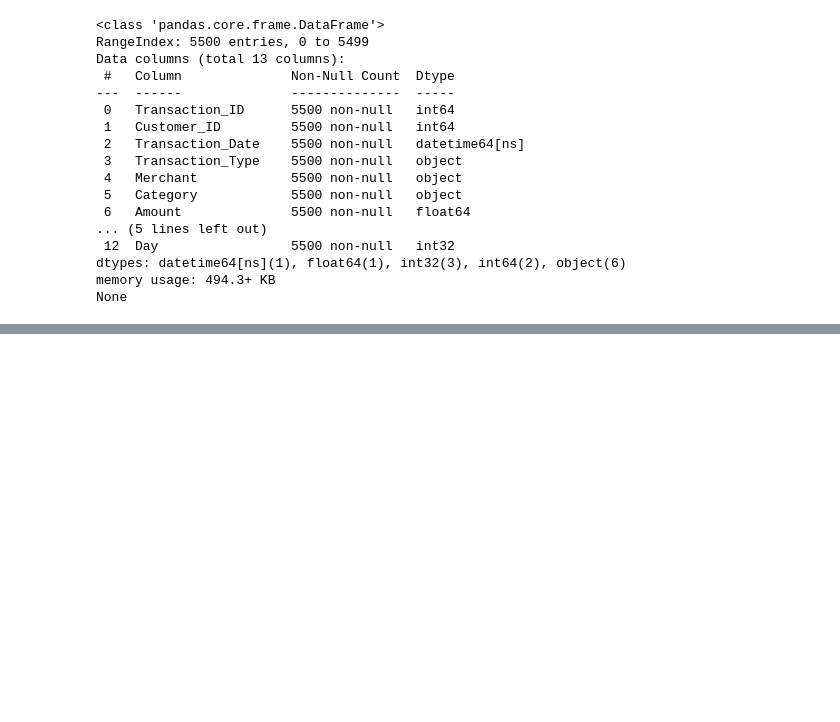
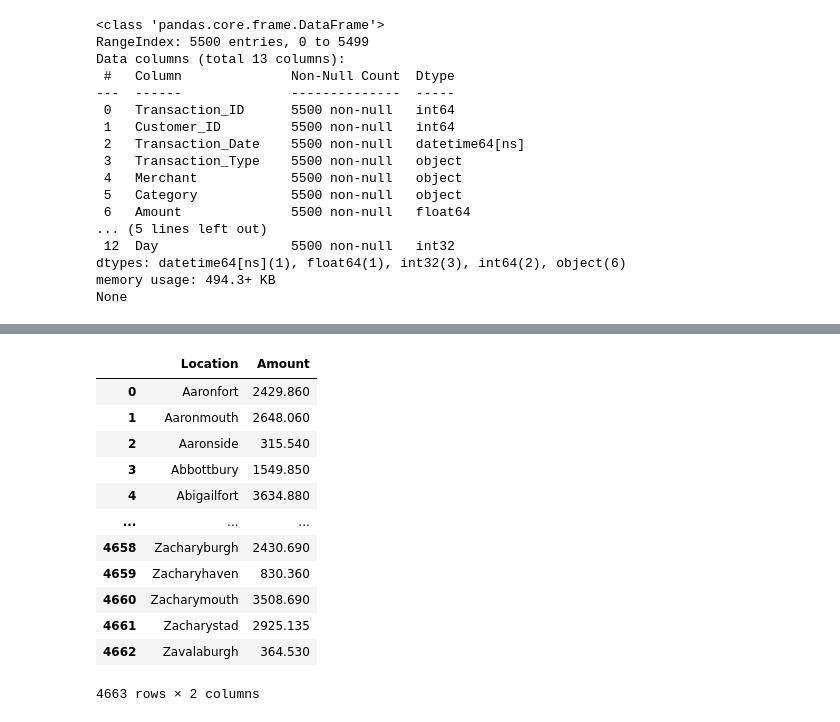
Before and after one commit to vipinyadav23542-ai/python_pandasvip, a Jupyter notebook: creditcardcasestudy.ipynb, the cells around one changed output, grey strips where cells are left out. Saved outputs shown, nothing was run; the diff lists cells and outputs as text; code cells hidden in the pictures; blank space fills up the shorter version.

```diff
--- a/creditcardcasestudy.ipynb
+++ b/creditcardcasestudy.ipynb
@@ -165,0 +211,4 @@ df.to_csv("clean_data.csv")
+# %%
+#####new column discounted amount 5% discount on all transaction above $4500.
+df['Discounted_Amount'] = df['Amount'].apply(lambda x : x * 0.95 if x > 4500 else x)
+df[['Amount','Discounted_Amount']].head()
@@ -165,0 +222,19 @@ df.to_csv("clean_data.csv")
+# %%
+####categorize the transaction into low medium and high based on
+###low below 2000
+###medium between 2000 - 45000
+###high above 4500
+df['Amount_Category'] = pd.cut(df['Amount'],
+                              bins=[-float('inf'),2000,4500,float('inf')],
+                               labels=['low','medium','high'])
+df[['Amount','Amount_Category']].head()
+#### drop the merchant column if more than 30% of values are missing
+
+missing_value = df['Merchant'].isnull().mean()
+print(missing_value)
+
+if missing_value > 0.03:
+    df.drop(columns=['Merchant'],inplace=True)
+    print("delete done...")
+else:
+    print("no missing value...")
@@ -165,0 +272,18 @@ df.to_csv("clean_data.csv")
+# %%
+###find the average transcation per location
+avg_amount_loc = df.groupby('Location')['Amount'].mean().reset_index()
+avg_amount_loc
+# %% [output]
+|  | Location | Amount |
+| 0 | Aaronfort | 2429.860 |
+| 1 | Aaronmouth | 2648.060 |
+| 2 | Aaronside | 315.540 |
+| 3 | Abbottbury | 1549.850 |
+| 4 | Abigailfort | 3634.880 |
+| ... | ... | ... |
+| 4658 | Zacharyburgh | 2430.690 |
+| 4659 | Zacharyhaven | 830.360 |
+| 4660 | Zacharymouth | 3508.690 |
+| 4661 | Zacharystad | 2925.135 |
+| 4662 | Zavalaburgh | 364.530 |
+4663 rows × 2 columns
```
Also changed, not shown: parts of 10 cells of this notebook.
